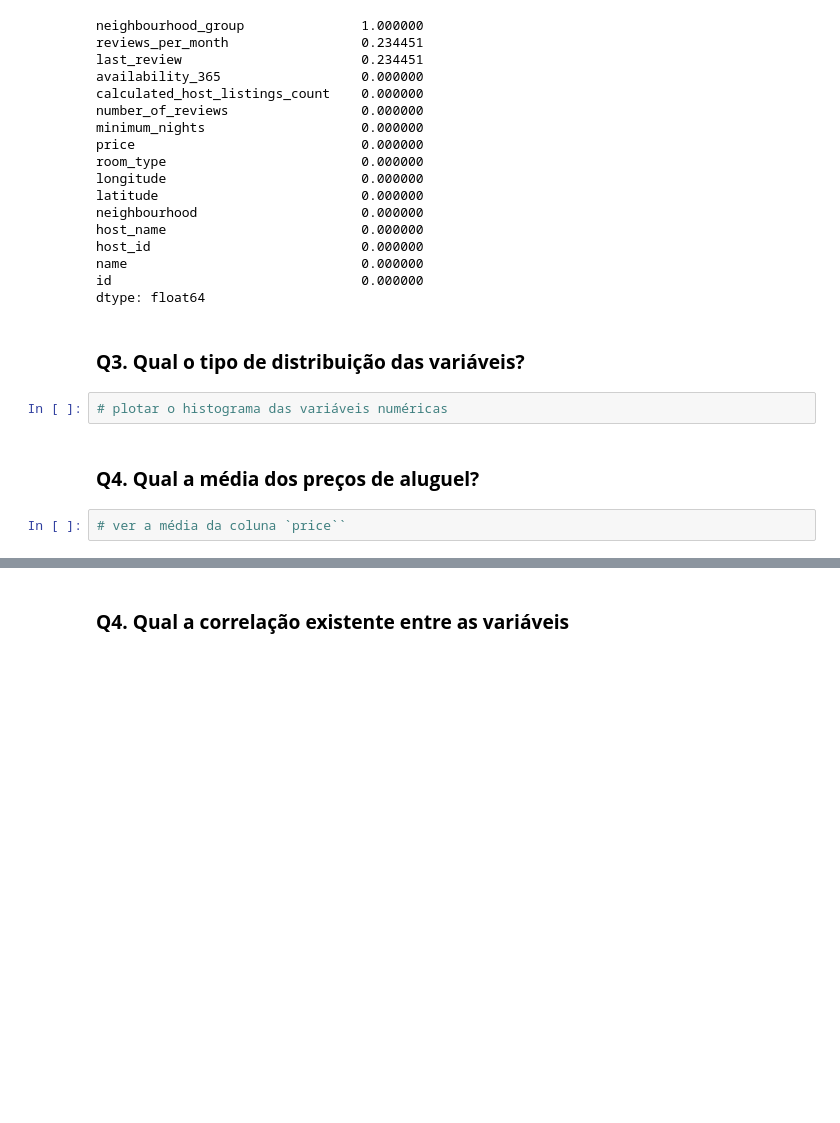
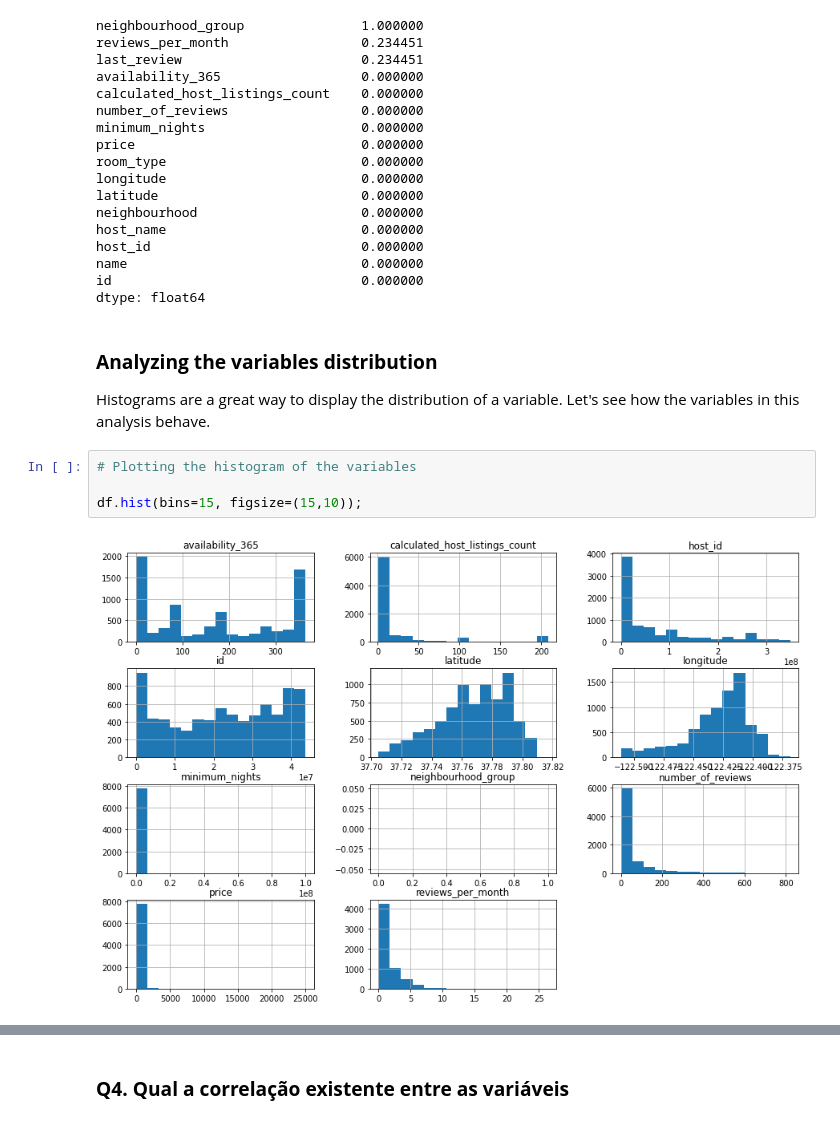
Before and after one commit to JoaoSiqueiraDS/Joao_Siqueira_Portifolio, a Jupyter notebook: [Template]_Analisando_os_Dados_do_Airbnb.ipynb, the cells around one changed output, grey strips where cells are left out. Cells and saved outputs as stored; diff of their text form; blank space fills up the shorter version.

```diff
--- a/[Template]_Analisando_os_Dados_do_Airbnb.ipynb
+++ b/[Template]_Analisando_os_Dados_do_Airbnb.ipynb
@@ -128,11 +128,12 @@ host_id                           0.000000
 name                              0.000000
 id                                0.000000
 dtype: float64
-# %% [markdown]
-### **Q3. Qual o tipo de distribuição das variáveis?**
-# %%
-# plotar o histograma das variáveis numéricas
-# %% [markdown]
-### **Q4. Qual a média dos preços de aluguel?**
-# %%
-# ver a média da coluna `price``
+# %% [markdown]
+### **Analyzing the variables distribution**
+Histograms are a great way to display the distribution of a variable. Let's see how the variables in this analysis behave.
+# %%
+# Plotting the histogram of the variables
+
+df.hist(bins=15, figsize=(15,10));
+# %% [output]
+[figure, added]
```
Also changed, not shown: parts of 11 cells of this notebook.
